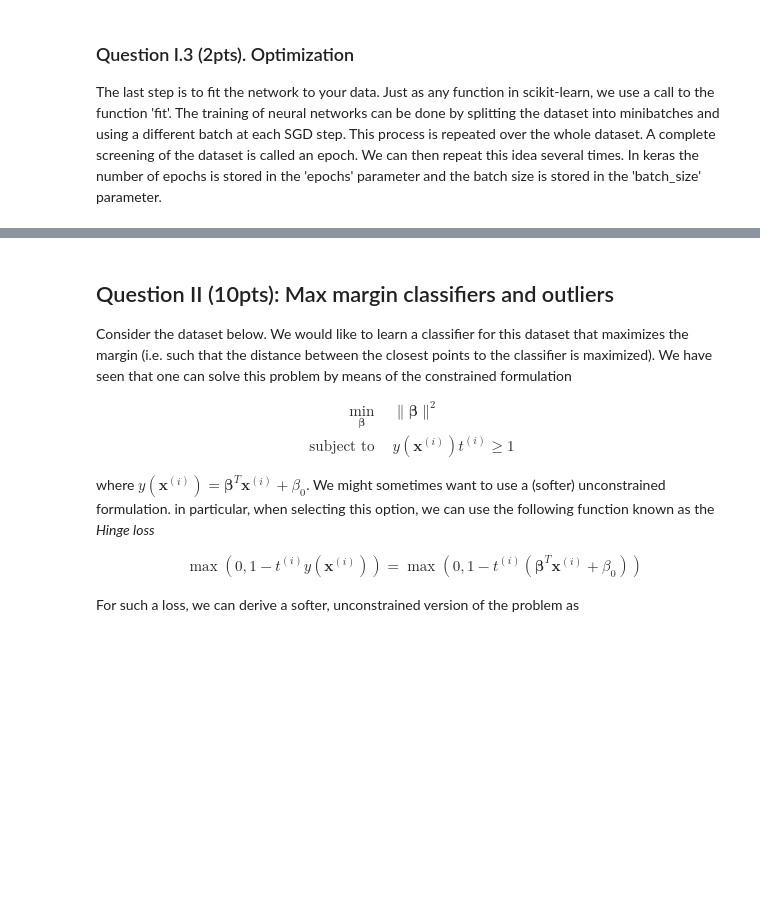
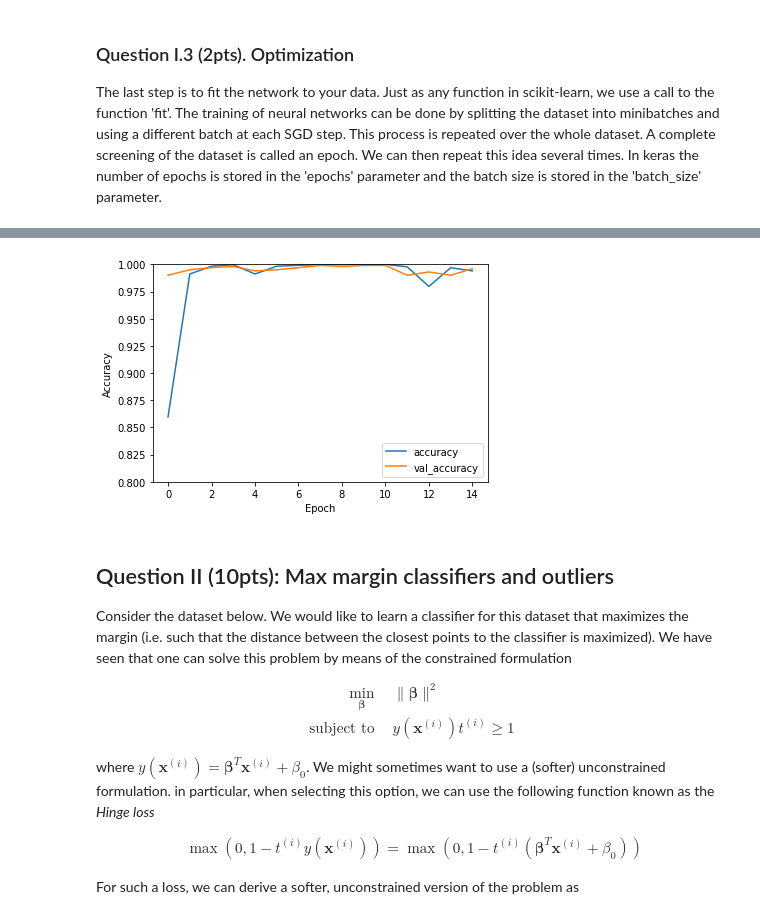
Before and after one commit to NigelLu/Intro_to_ML, a Jupyter notebook: Assignments/Assignment3/Assignment3.ipynb, the cells around one changed output, grey strips where cells are left out. Saved outputs shown, nothing was run; the diff lists cells and outputs as text; code cells hidden in the pictures; blank space fills up the shorter version.

```diff
--- a/Assignments/Assignment3/Assignment3.ipynb
+++ b/Assignments/Assignment3/Assignment3.ipynb
@@ -125,8 +144,6 @@ $x_{\text{out}} = \sigma(\text{filter}*\text{input})$. Finally input_shape indic
 #### I.1.b Pooling Layers
 
 On top of the convolutional layers, convolutional neural networks (CNN) also often rely on __Pooling layers__. The addition of such a  layer can be done through the following line
-# %%
- model.add(MaxPooling2D(pool_size=(filter_sz1, filter_sz2),strides=None))
 # %% [markdown]
 
 The _pooling layers_ usually come with two parameters: the 'pool size' and the 'stride' parameter. The basic choice for the pool size is (2,2) and the stride is usually set to None (which means it will split the image into non overlapping regions such as in the Figure below). You should however feel free to play a little with those parameters. The __MaxPool operator__ considers a mask of size 'pool_size' which is slided over the image by a number of pixels equal to the stride parameters (in x and y, there are hence two translation parameters). for each position of the mask, the output only retains the max of the pixels appearing in the mask (This idea is illustrated below). One way to understand the effect of the pooling operator is that if the filter detects an edge in a subregion of the image (thus returning at least one large value), although a MaxPooling will reduce the number of parameters, it will keep track of this information.
@@ -177,3 +208,8 @@ model.compile(loss=tf.keras.losses.SparseCategoricalCrossentropy(from_logits=Fal
 ### Question I.3 (2pts). Optimization
 
 The last step is to fit the network to your data. Just as any function in scikit-learn, we use a call to the function 'fit'. The training of neural networks can be done by splitting the dataset into minibatches and using a different batch at each SGD step. This process is repeated over the whole dataset. A complete screening of the dataset is called an epoch. We can then repeat this idea several times. In keras the number of epochs is stored in the 'epochs' parameter and the batch size is stored in the 'batch_size' parameter.
+# %%
+batch_size = 32
+epochs = 15
+
+history = model.fit(train_image, train_labels, batch_size=batch_size, epochs=epochs, validation_data=(test_image, test_labels))
@@ -180,16 +234,14 @@ The last step is to fit the network to your data. Just as any function in scikit
 # %%
-batch_size = 32
-epochs = 30
-
-history = model.fit(train_image, train_labels, batch_size=batch_size, epochs=epochs, validation_data=(test_image, test_labels))
-
 plt.plot(history.history['accuracy'], label='accuracy')
 plt.plot(history.history['val_accuracy'], label='val_accuracy')
 plt.xlabel('Epoch')
 plt.ylabel('Accuracy')
-plt.ylim([0.5, 1])
+plt.ylim([0.8, 1])
 plt.legend(loc='lower right')
+
 plt.show()
+# %% [output]
+[figure, added]
 # %% [markdown]
 ## Question II (10pts): Max margin classifiers and outliers
 
```
Also changed, not shown: parts of 12 cells of this notebook.
